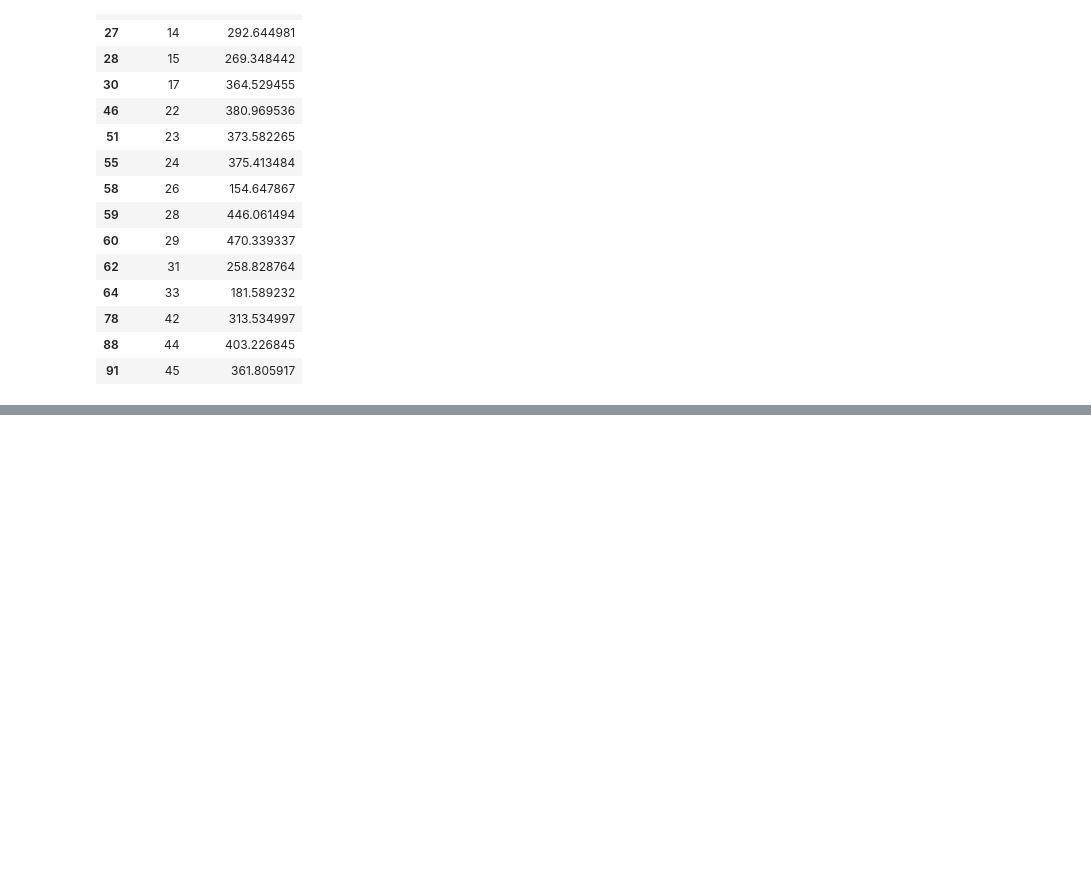
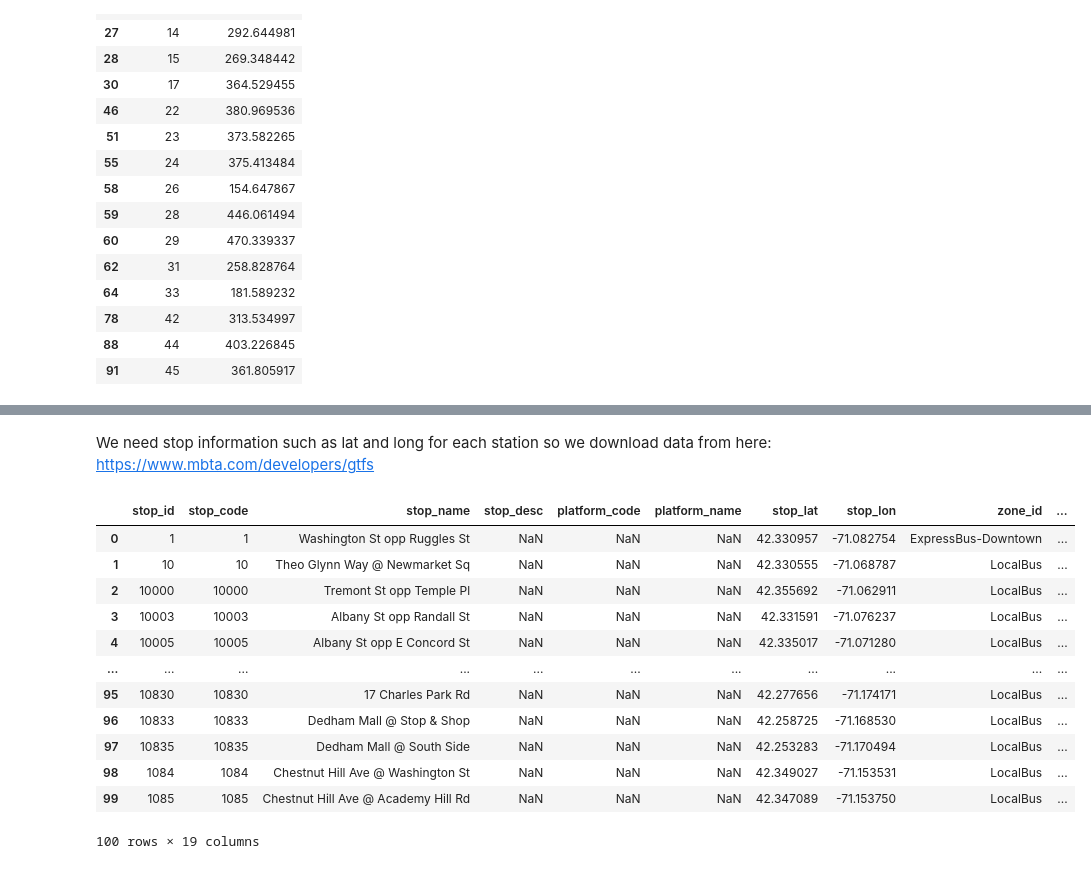
Before and after one commit to KKeySimon/BostonBusEquity, a Jupyter notebook: simon.ipynb, the cells around one changed output, grey strips where cells are left out. Cells and saved outputs as stored; diff of their text form; code cells hidden in the pictures; blank space fills up the shorter version.

```diff
--- a/simon.ipynb
+++ b/simon.ipynb
@@ -395,0 +432,19 @@ target_routes_avg_wait_time
+# %% [markdown]
+We need stop information such as lat and long for each station so we download data from here: https://www.mbta.com/developers/gtfs
+# %%
+stops = pd.read_csv("stops.csv", nrows=100)
+stops
+# %% [output]
+|  | stop_id | stop_code | stop_name | stop_desc | platform_code | platform_name | stop_lat | stop_lon | zone_id | ... |
+| 0 | 1 | 1 | Washington St opp Ruggles St | NaN | NaN | NaN | 42.330957 | -71.082754 | ExpressBus-Downtown | ... |
+| 1 | 10 | 10 | Theo Glynn Way @ Newmarket Sq | NaN | NaN | NaN | 42.330555 | -71.068787 | LocalBus | ... |
+| 2 | 10000 | 10000 | Tremont St opp Temple Pl | NaN | NaN | NaN | 42.355692 | -71.062911 | LocalBus | ... |
+| 3 | 10003 | 10003 | Albany St opp Randall St | NaN | NaN | NaN | 42.331591 | -71.076237 | LocalBus | ... |
+| 4 | 10005 | 10005 | Albany St opp E Concord St | NaN | NaN | NaN | 42.335017 | -71.071280 | LocalBus | ... |
+| ... | ... | ... | ... | ... | ... | ... | ... | ... | ... | ... |
+| 95 | 10830 | 10830 | 17 Charles Park Rd | NaN | NaN | NaN | 42.277656 | -71.174171 | LocalBus | ... |
+| 96 | 10833 | 10833 | Dedham Mall @ Stop & Shop | NaN | NaN | NaN | 42.258725 | -71.168530 | LocalBus | ... |
+| 97 | 10835 | 10835 | Dedham Mall @ South Side | NaN | NaN | NaN | 42.253283 | -71.170494 | LocalBus | ... |
+| 98 | 1084 | 1084 | Chestnut Hill Ave @ Washington St | NaN | NaN | NaN | 42.349027 | -71.153531 | LocalBus | ... |
+| 99 | 1085 | 1085 | Chestnut Hill Ave @ Academy Hill Rd | NaN | NaN | NaN | 42.347089 | -71.153750 | LocalBus | ... |
+100 rows × 19 columns
```
Also changed, not shown: parts of 12 cells of this notebook.
